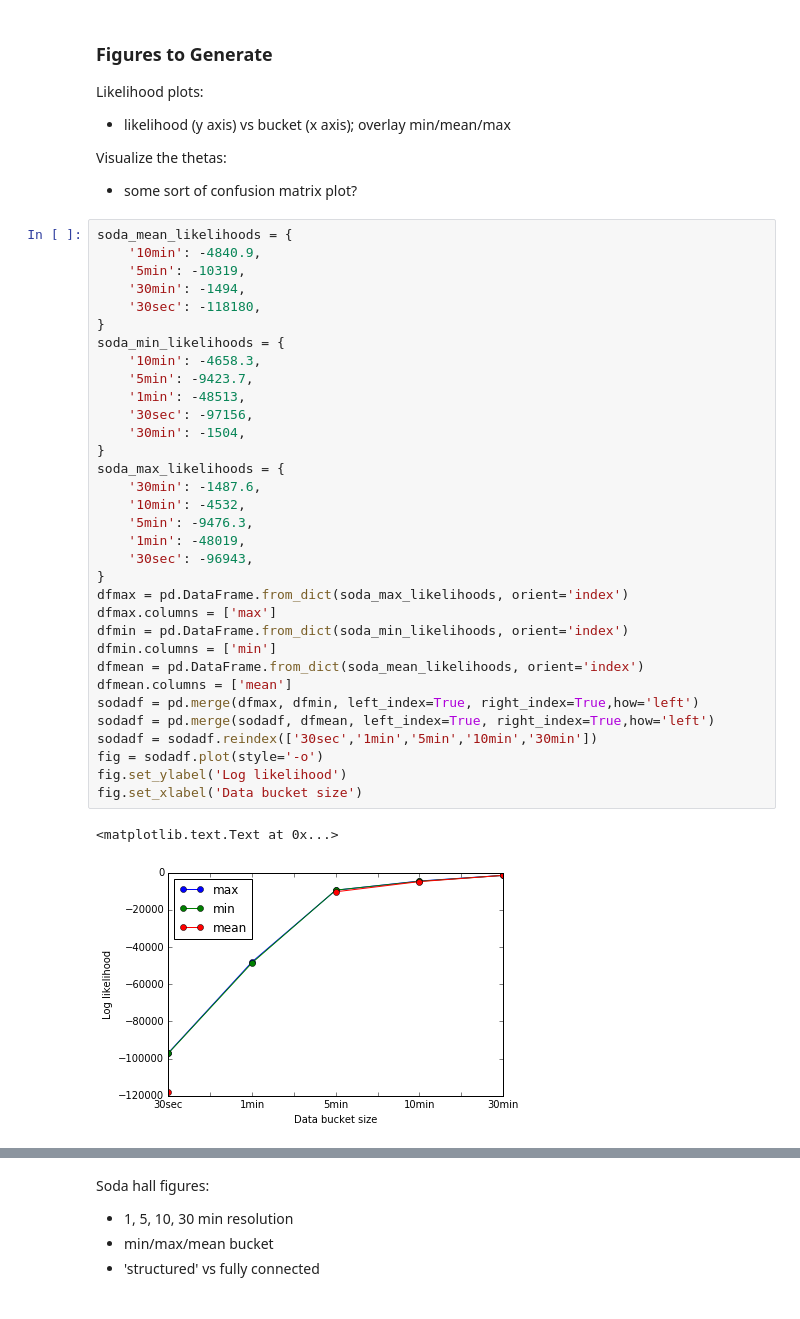
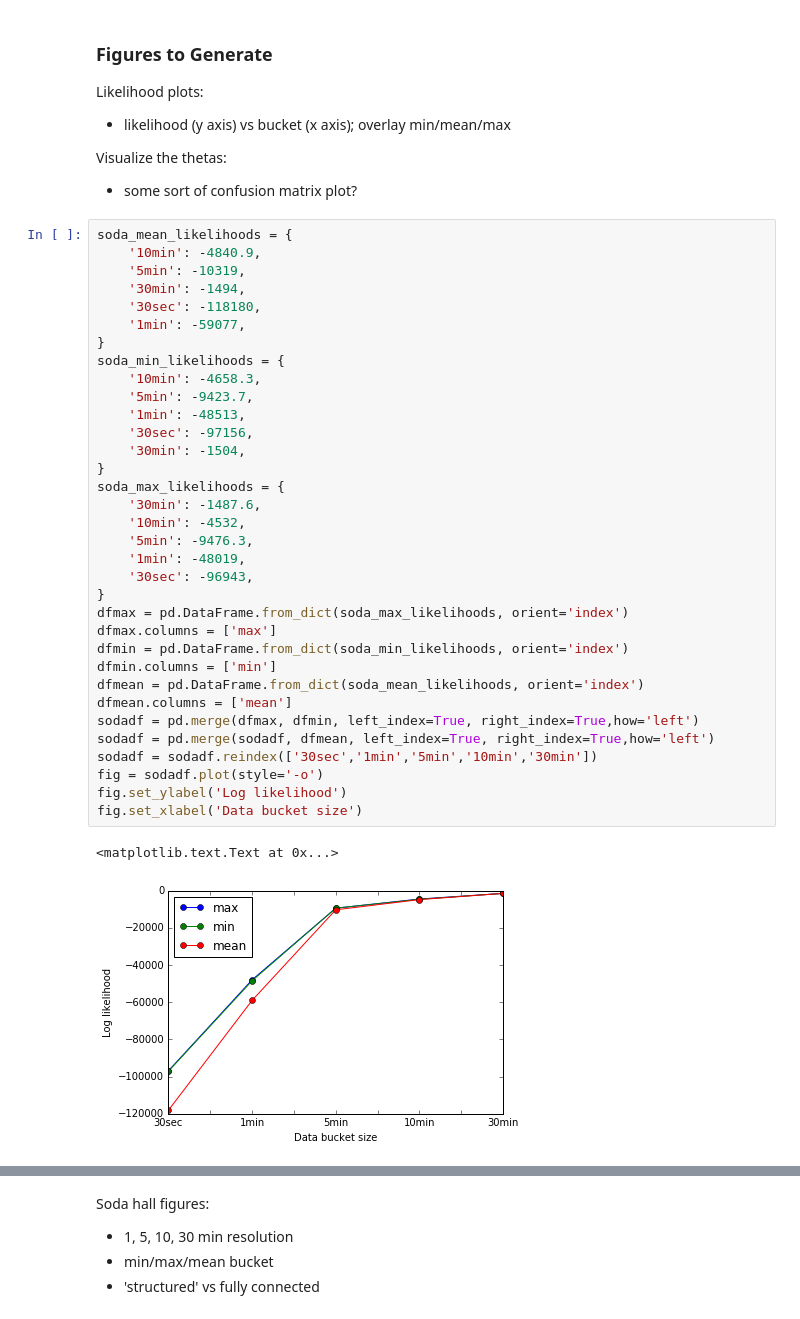
Before and after one commit to gtfierro/cs281project, a Jupyter notebook: Soda Data process.ipynb, the cells around one changed output, grey strips where cells are left out. Drawn from its saved outputs; the diff is of its cells as text.

```diff
--- a/Soda Data process.ipynb
+++ b/Soda Data process.ipynb
@@ -207,33 +194,34 @@ soda_mean_likelihoods = {
     '5min': -10319,
     '30min': -1494,
     '30sec': -118180,
+    '1min': -59077,
 }
 soda_min_likelihoods = {
     '10min': -4658.3,
     '5min': -9423.7,
     '1min': -48513,
     '30sec': -97156,
     '30min': -1504,
 }
 soda_max_likelihoods = {
     '30min': -1487.6,
     '10min': -4532,
     '5min': -9476.3,
     '1min': -48019,
     '30sec': -96943,
 }
 dfmax = pd.DataFrame.from_dict(soda_max_likelihoods, orient='index')
 dfmax.columns = ['max']
 dfmin = pd.DataFrame.from_dict(soda_min_likelihoods, orient='index')
 dfmin.columns = ['min']
 dfmean = pd.DataFrame.from_dict(soda_mean_likelihoods, orient='index')
 dfmean.columns = ['mean']
 sodadf = pd.merge(dfmax, dfmin, left_index=True, right_index=True,how='left')
 sodadf = pd.merge(sodadf, dfmean, left_index=True, right_index=True,how='left')
 sodadf = sodadf.reindex(['30sec','1min','5min','10min','30min'])
 fig = sodadf.plot(style='-o')
 fig.set_ylabel('Log likelihood')
 fig.set_xlabel('Data bucket size')
 # %% [output]
 <matplotlib.text.Text at 0x...>
-[figure, old version]
+[figure, new version]
```
Also changed, not shown: parts of 14 cells of this notebook.
